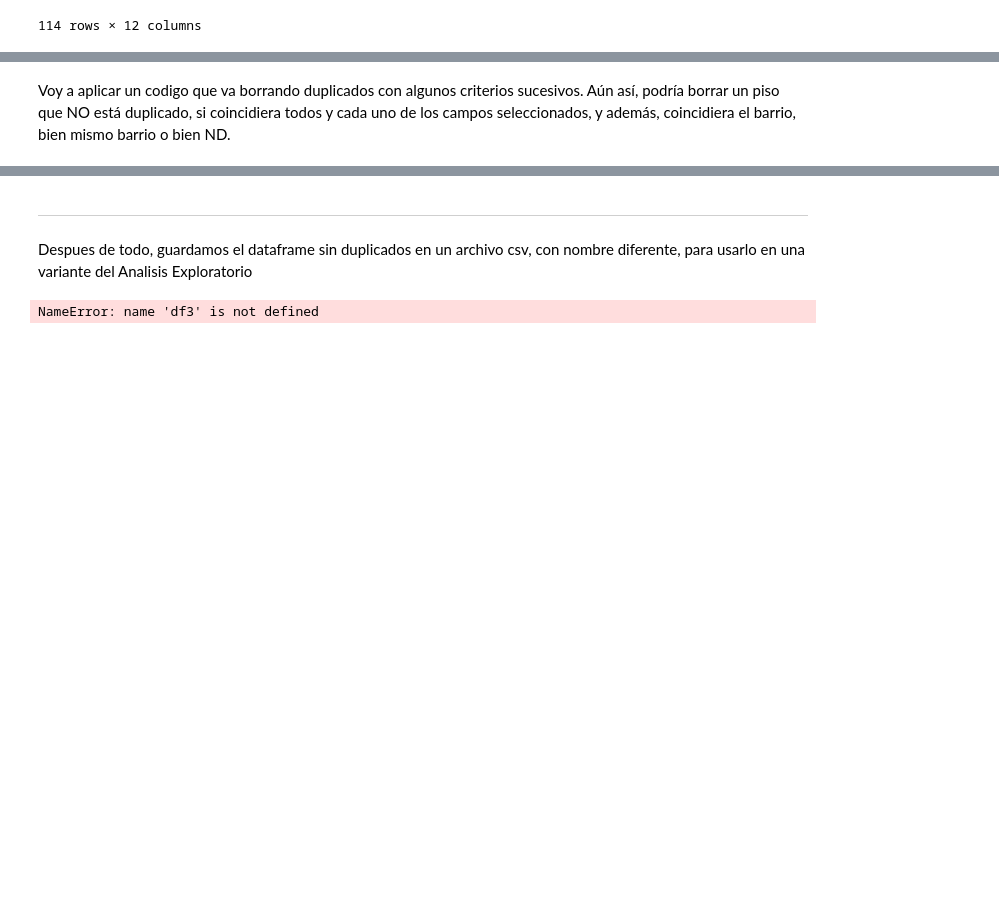
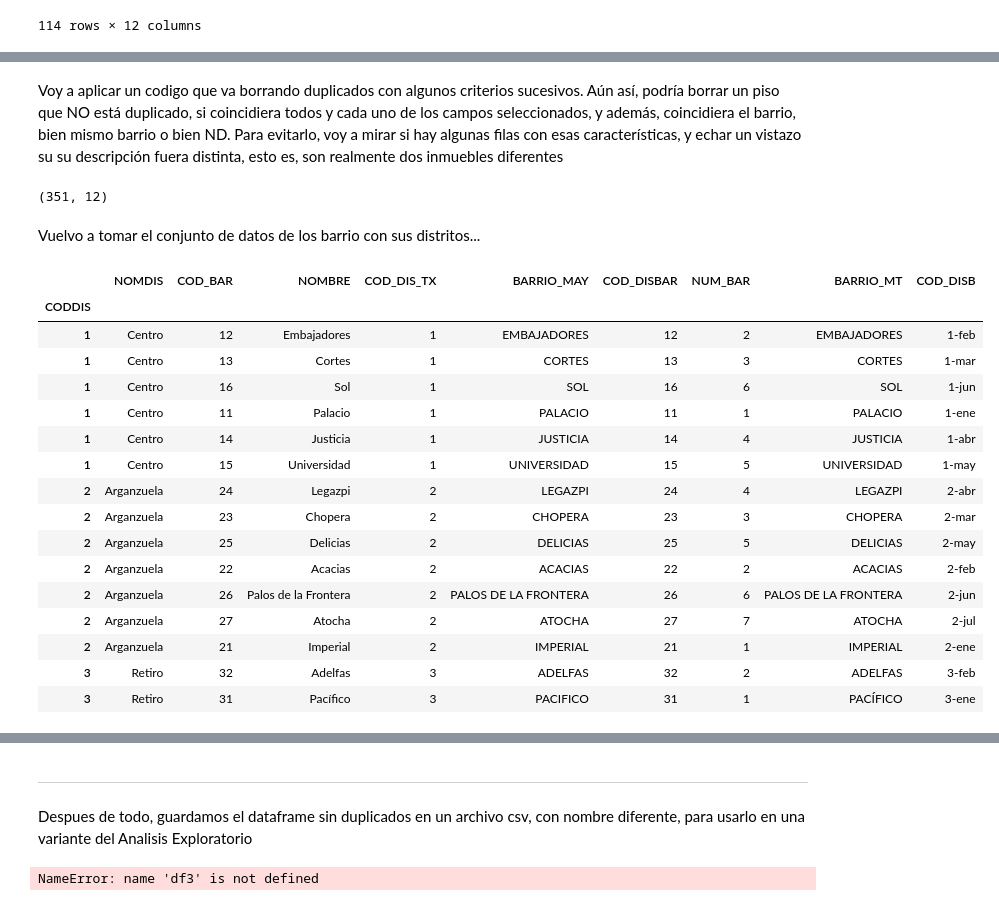
Before and after one commit to angelgvill/DS_Analisis_Datos, a Jupyter notebook: notebooks/02_Analisis_exploratorio.ipynb, the cells around one changed output, grey strips where cells are left out. Cells and saved outputs as stored; diff of their text form; code cells hidden in the pictures; blank space fills up the shorter version.

```diff
--- a/notebooks/02_Analisis_exploratorio.ipynb
+++ b/notebooks/02_Analisis_exploratorio.ipynb
@@ -1128,3 +1128,41 @@ duplicates_sorted
 | 99826324 | https://www.idealista.com/inmuebl... | Chalet adosado en venta en Conde ... | 3170.73 | 1690000 | 6 | 6 | 533 | Magnifico adosado en Conde de Org... | Independientes | ND | ... |
 # %% [markdown]
 Voy a aplicar un codigo que va borrando duplicados con algunos criterios sucesivos. Aún así, podría borrar un piso que NO está duplicado, si coincidiera todos y cada uno de los campos seleccionados, y además, coincidiera el barrio, bien mismo barrio o bien ND.
+Para evitarlo, voy a mirar si hay algunas filas con esas características, y echar un vistazo su su descripción fuera distinta, esto es, son realmente dos inmuebles diferentes
+# %%
+pd.set_option('display.max_colwidth', 100)
+
+# Voy a hacar algunas busquedas de title, para ver si dicen el barrio y reemplazar valores ND en 'Barrio'
+df_limp1.loc[(df_limp1['Barrio'] == 'ND') & (df_limp1['title'].str.contains('Piovera', na=False)), 'Barrio'] = 'Piovera'
+df_limp1.loc[(df_limp1['Barrio'] == 'ND') & (df_limp1['title'].str.contains('Nueva España', na=False)), 'Barrio'] = 'Nueva España'
+df_limp1.loc[(df_limp1['Barrio'] == 'ND') & (df_limp1['title'].str.contains('Rios Rosas', na=False)), 'Barrio'] = 'Rios Rosas'
+
+
+df_limp1[df_limp1['Barrio'] == 'ND'].shape
+#y así puedo seguir con cada uno de los 131 distritos de Madrid, revisando las 351 filas... así que voy a hacer un bucle
+# %% [output]
+(351, 12)
+# %% [markdown]
+Vuelvo a tomar el conjunto de datos de los barrio con sus distritos...
+# %%
+barrios_Madrid = pd.read_csv('../data/external/Madrid_Barrios.csv', sep=';')
+bM = barrios_Madrid.copy().set_index('CODDIS')
+bM.head(15)
+# %% [output]
+|  | NOMDIS | COD_BAR | NOMBRE | COD_DIS_TX | BARRIO_MAY | COD_DISBAR | NUM_BAR | BARRIO_MT | COD_DISB |
+| CODDIS |  |  |  |  |  |  |  |  |  |
+| 1 | Centro | 12 | Embajadores | 1 | EMBAJADORES | 12 | 2 | EMBAJADORES | 1-feb |
+| 1 | Centro | 13 | Cortes | 1 | CORTES | 13 | 3 | CORTES | 1-mar |
+| 1 | Centro | 16 | Sol | 1 | SOL | 16 | 6 | SOL | 1-jun |
+| 1 | Centro | 11 | Palacio | 1 | PALACIO | 11 | 1 | PALACIO | 1-ene |
+| 1 | Centro | 14 | Justicia | 1 | JUSTICIA | 14 | 4 | JUSTICIA | 1-abr |
+| 1 | Centro | 15 | Universidad | 1 | UNIVERSIDAD | 15 | 5 | UNIVERSIDAD | 1-may |
+| 2 | Arganzuela | 24 | Legazpi | 2 | LEGAZPI | 24 | 4 | LEGAZPI | 2-abr |
+| 2 | Arganzuela | 23 | Chopera | 2 | CHOPERA | 23 | 3 | CHOPERA | 2-mar |
+| 2 | Arganzuela | 25 | Delicias | 2 | DELICIAS | 25 | 5 | DELICIAS | 2-may |
+| 2 | Arganzuela | 22 | Acacias | 2 | ACACIAS | 22 | 2 | ACACIAS | 2-feb |
+| 2 | Arganzuela | 26 | Palos de la Frontera | 2 | PALOS DE LA FRONTERA | 26 | 6 | PALOS DE LA FRONTERA | 2-jun |
+| 2 | Arganzuela | 27 | Atocha | 2 | ATOCHA | 27 | 7 | ATOCHA | 2-jul |
+| 2 | Arganzuela | 21 | Imperial | 2 | IMPERIAL | 21 | 1 | IMPERIAL | 2-ene |
+| 3 | Retiro | 32 | Adelfas | 3 | ADELFAS | 32 | 2 | ADELFAS | 3-feb |
+| 3 | Retiro | 31 | Pacífico | 3 | PACIFICO | 31 | 1 | PACÍFICO | 3-ene |
```
Also changed, not shown: parts of 4 cells of this notebook.
